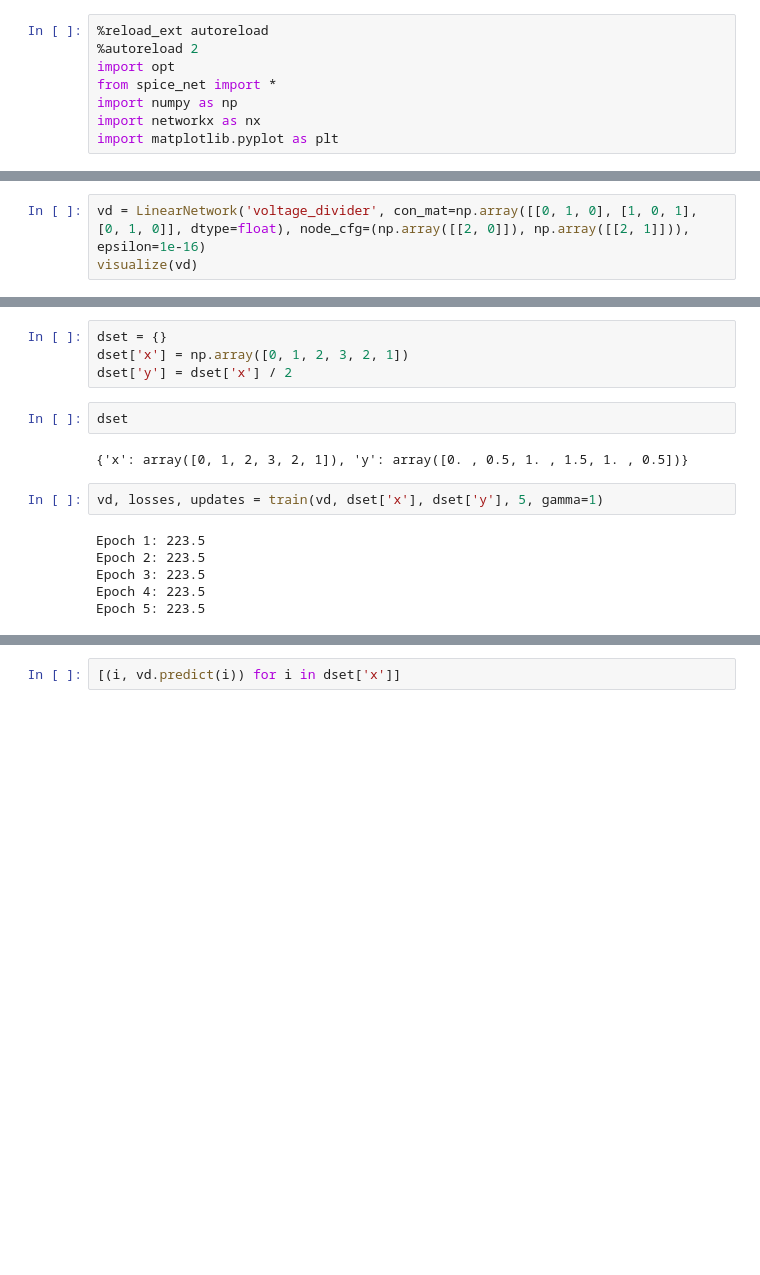
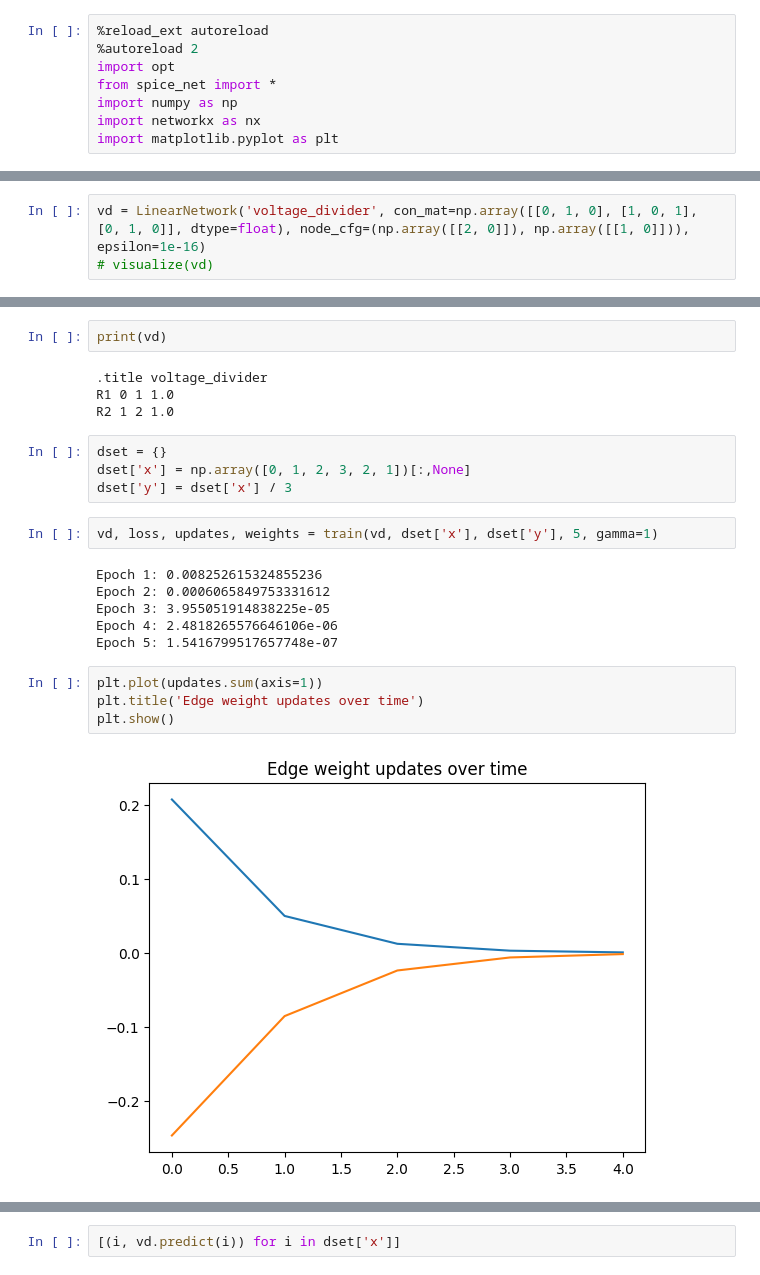
Before and after one commit to Ma-Lab-Cal/self-learning-machines, a Jupyter notebook: linear_regression.ipynb, the cells around one changed output, grey strips where cells are left out. Drawn from its saved outputs; the diff is of its cells as text; blank space fills up the shorter version.

```diff
--- a/linear_regression.ipynb
+++ b/linear_regression.ipynb
@@ -77,3 +97,3 @@ def visualize(net: LinearNetwork):
 # %%
-vd = LinearNetwork('voltage_divider', con_mat=np.array([[0, 1, 0], [1, 0, 1], [0, 1, 0]], dtype=float), node_cfg=(np.array([[2, 0]]), np.array([[2, 1]])), epsilon=1e-16)
-visualize(vd)
+vd = LinearNetwork('voltage_divider', con_mat=np.array([[0, 1, 0], [1, 0, 1], [0, 1, 0]], dtype=float), node_cfg=(np.array([[2, 0]]), np.array([[1, 0]])), epsilon=1e-16)
+# visualize(vd)
@@ -82,16 +104,24 @@ visualize(vd)
+# %%
+print(vd)
+# %% [output]
+.title voltage_divider
+R1 0 1 1.0
+R2 1 2 1.0
 # %%
 dset = {}
-dset['x'] = np.array([0, 1, 2, 3, 2, 1])
-dset['y'] = dset['x'] / 2
+dset['x'] = np.array([0, 1, 2, 3, 2, 1])[:,None]
+dset['y'] = dset['x'] / 3
-# %%
-dset
-# %% [output]
-{'x': array([0, 1, 2, 3, 2, 1]), 'y': array([0. , 0.5, 1. , 1.5, 1. , 0.5])}
 # %%
-vd, losses, updates = train(vd, dset['x'], dset['y'], 5, gamma=1)
+vd, loss, updates, weights = train(vd, dset['x'], dset['y'], 5, gamma=1)
 # %% [output]
-Epoch 1: 223.5
-Epoch 2: 223.5
-Epoch 3: 223.5
-Epoch 4: 223.5
-Epoch 5: 223.5
+Epoch 1: 0.008252615324855236
+Epoch 2: 0.0006065849753331612
+Epoch 3: 3.955051914838225e-05
+Epoch 4: 2.4818265576646106e-06
+Epoch 5: 1.5416799517657748e-07
+# %%
+plt.plot(updates.sum(axis=1))
+plt.title('Edge weight updates over time')
+plt.show()
+# %% [output]
+[figure, added]
```
Also changed, not shown: parts of 69 cells of this notebook, 1 other file.
